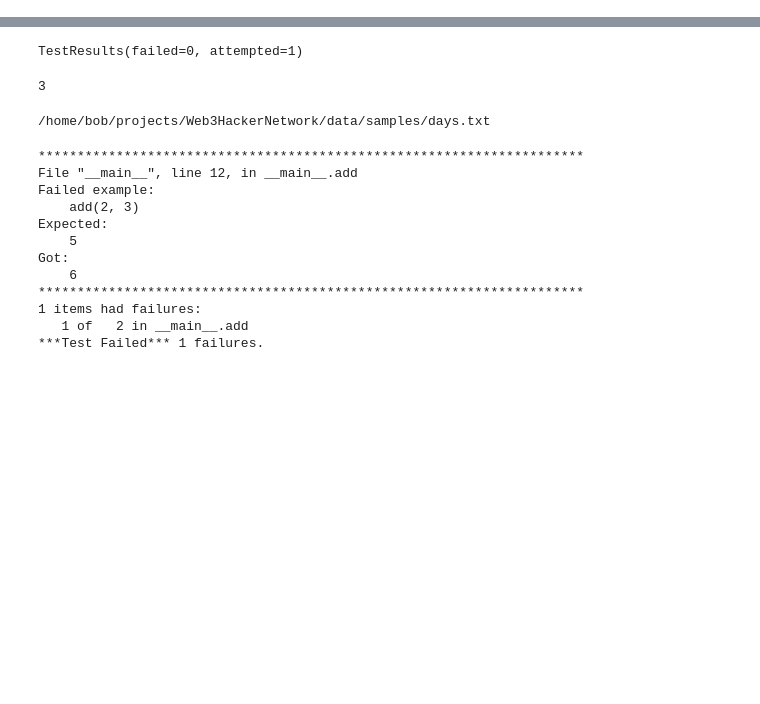
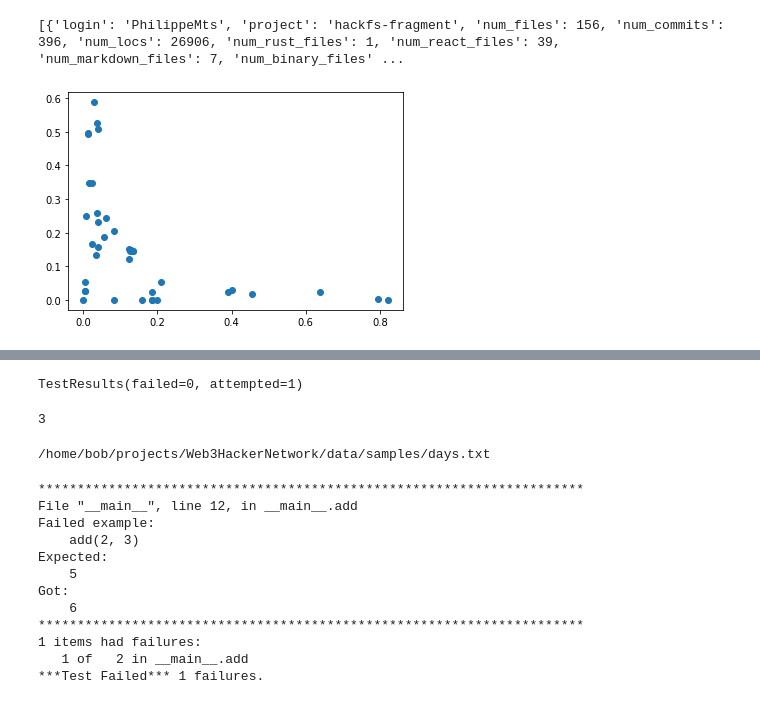
Before and after one commit to Deadman-DAO/Web3HackerNetwork, a Jupyter notebook: sandbox/notebooks/bob/repo_analysis.ipynb, the cells around one changed output, grey strips where cells are left out. Saved outputs shown, nothing was run; the diff lists cells and outputs as text; code cells hidden in the pictures; blank space fills up the shorter version.

Commit message:
A few example pyplots

```diff
--- a/sandbox/notebooks/bob/repo_analysis.ipynb
+++ b/sandbox/notebooks/bob/repo_analysis.ipynb
@@ -1,7 +1,8 @@
 # %%
 title = 'Days of our lives\n'
 root = '/home/bob/projects/Web3HackerNetwork'
-stats_dir = root + "/data/github/2022-04-07-marine-search/projects"
+dataset_dir = root + "/data/github/2022-04-07-marine-search"
+stats_dir = dataset_dir + "/projects"
 # file = 'days.txt'
 # path = root+'/'+file;
 # days_file = open(path, 'r')
@@ -65,0 +65,5 @@ Hi there!
+# %%
+import json
+in_path = dataset_dir + "/all_repo_stats.json"
+in_stats = json.loads(open(in_path, 'r').read());
+print(in_stats[slice(3)])
@@ -65,0 +97,17 @@ Hi there!
+# %%
+print(in_stats[slice(2)])
+# %% [output]
+[{'login': 'PhilippeMts', 'project': 'hackfs-fragment', 'num_files': 156, 'num_commits': 396, 'num_locs': 26906, 'num_rust_files': 1, 'num_react_files': 39, 'num_markdown_files': 7, 'num_binary_files' ...
+# %%
+import matplotlib.pyplot as plt
+import numpy as np
+
+pct_rust_array = [val['pct_rust_files'] for val in in_stats]
+pct_react_array = [val['pct_react_files'] for val in in_stats]
+xpoints = np.array(pct_rust_array)
+ypoints = np.array(pct_react_array)
+
+plt.scatter(xpoints, ypoints)
+plt.show()
+# %% [output]
+[figure, added]
```
Also changed, not shown: parts of 11 cells of this notebook, 1 other file.
